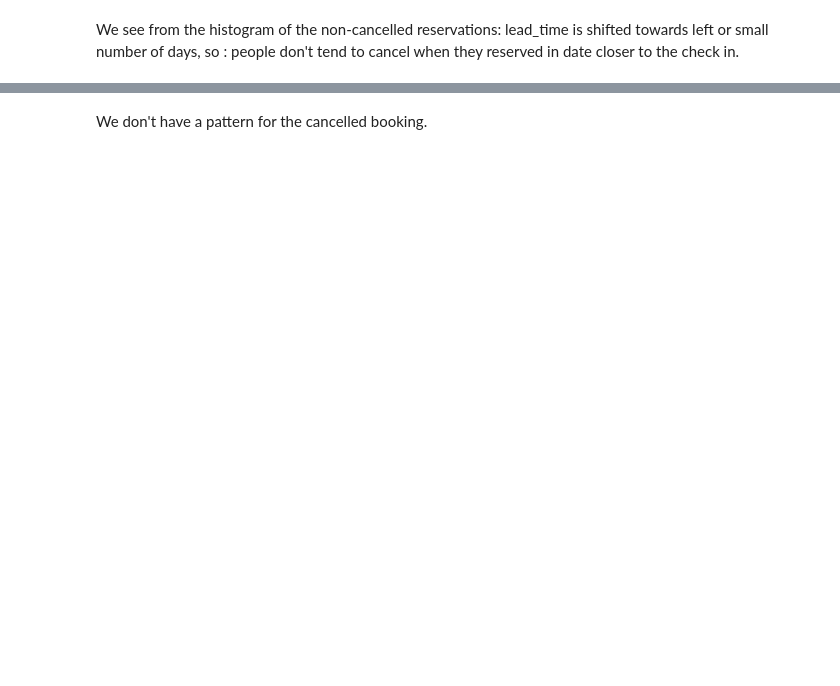
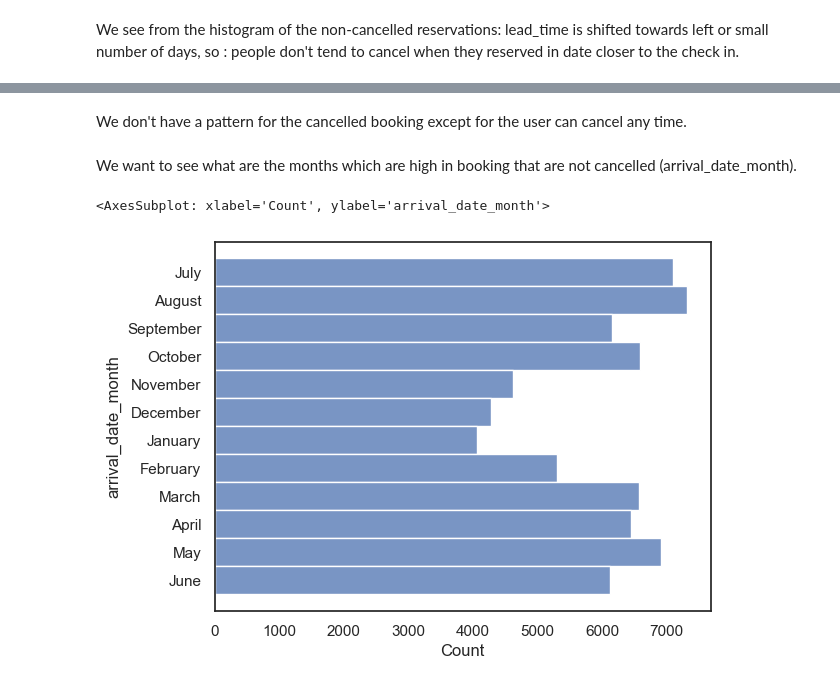
Before and after one commit to ssary/hotel-booking-predictions, a Jupyter notebook: BIG DATA project.ipynb, the cells around one changed output, grey strips where cells are left out. Saved outputs shown, nothing was run; the diff lists cells and outputs as text; code cells hidden in the pictures; blank space fills up the shorter version.

```diff
--- a/BIG DATA project.ipynb
+++ b/BIG DATA project.ipynb
@@ -224,2 +209,9 @@ sns.histplot(data=df[(df['is_canceled'] == 1)], x='lead_time', bins=20)
 # %% [markdown]
-We don't have a pattern for the cancelled booking.
+We don't have a pattern for the cancelled booking except for the user can cancel any time.
+# %% [markdown]
+We want to see what are the months which are high in booking that are not cancelled (arrival_date_month).
+# %%
+sb.histplot(data=df[(df['is_canceled']==0)], y='arrival_date_month' )
+# %% [output]
+<AxesSubplot: xlabel='Count', ylabel='arrival_date_month'>
+[figure, added]
```
Also changed, not shown: parts of 22 cells of this notebook.
